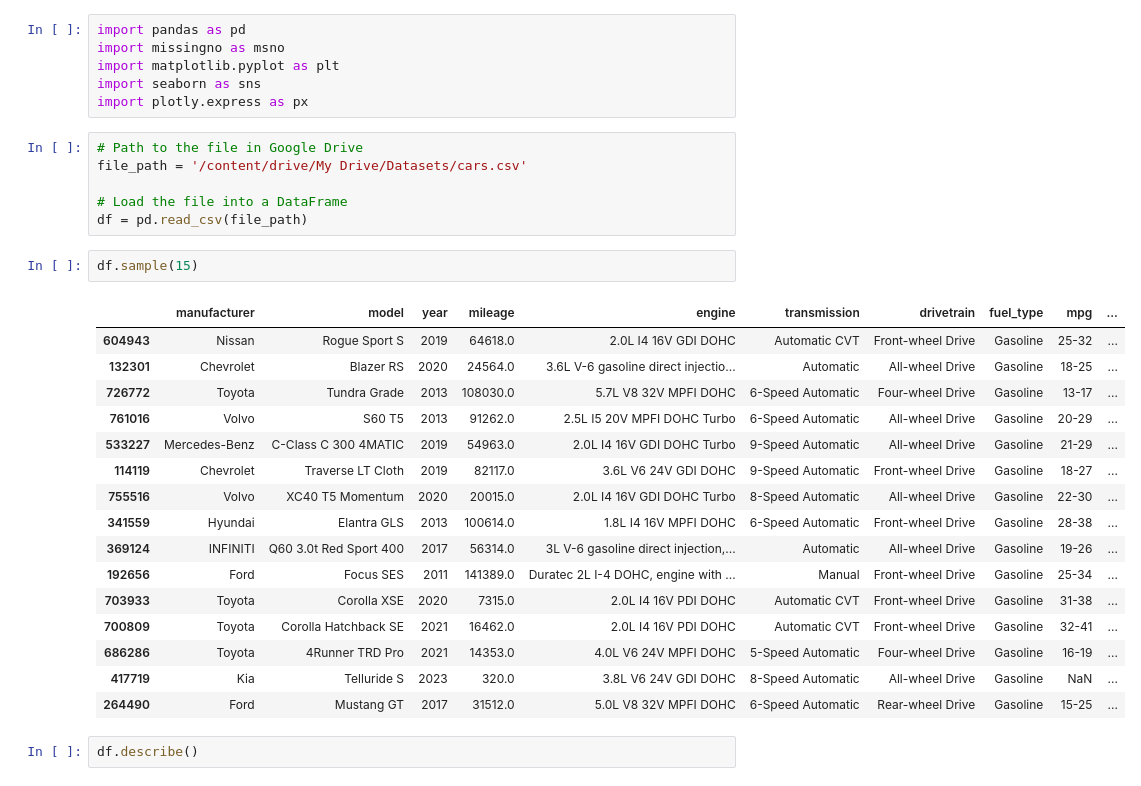
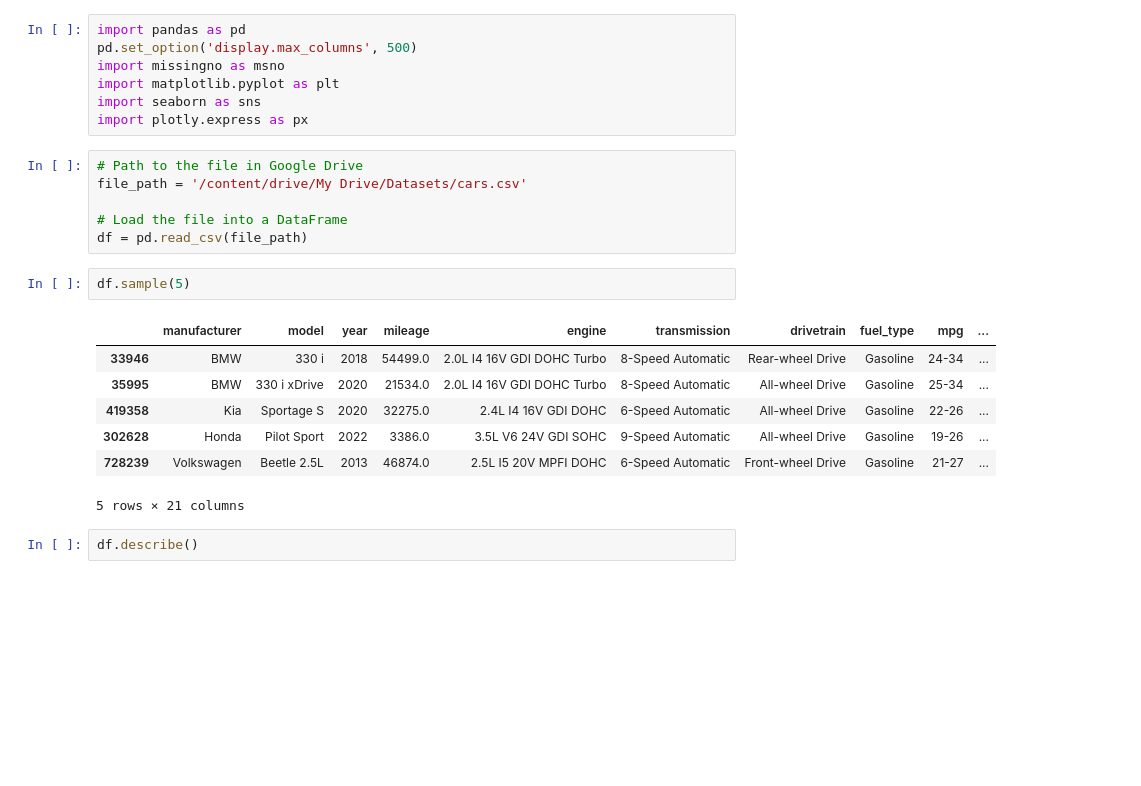
Before and after one commit to Raaj-4320/smartAuto, a Jupyter notebook: smartAuto.ipynb, the cells around one changed output. Drawn from its saved outputs; the diff is of its cells as text; blank space fills up the shorter version.

```diff
--- a/smartAuto.ipynb
+++ b/smartAuto.ipynb
@@ -35,6 +35,7 @@ Then comes the recommendation system, for which we can use the same cleaned data
 # drive.mount('/content/drive')
 # %%
 import pandas as pd
+pd.set_option('display.max_columns', 500)
 import missingno as msno
 import matplotlib.pyplot as plt
 import seaborn as sns
@@ -46,24 +47,15 @@ file_path = '/content/drive/My Drive/Datasets/cars.csv'
 # Load the file into a DataFrame
 df = pd.read_csv(file_path)
 # %%
-df.sample(15)
+df.sample(5)
 # %% [output]
 |  | manufacturer | model | year | mileage | engine | transmission | drivetrain | fuel_type | mpg | ... |
-| 604943 | Nissan | Rogue Sport S | 2019 | 64618.0 | 2.0L I4 16V GDI DOHC | Automatic CVT | Front-wheel Drive | Gasoline | 25-32 | ... |
-| 132301 | Chevrolet | Blazer RS | 2020 | 24564.0 | 3.6L V-6 gasoline direct injectio... | Automatic | All-wheel Drive | Gasoline | 18-25 | ... |
-| 726772 | Toyota | Tundra Grade | 2013 | 108030.0 | 5.7L V8 32V MPFI DOHC | 6-Speed Automatic | Four-wheel Drive | Gasoline | 13-17 | ... |
-| 761016 | Volvo | S60 T5 | 2013 | 91262.0 | 2.5L I5 20V MPFI DOHC Turbo | 6-Speed Automatic | All-wheel Drive | Gasoline | 20-29 | ... |
-| 533227 | Mercedes-Benz | C-Class C 300 4MATIC | 2019 | 54963.0 | 2.0L I4 16V GDI DOHC Turbo | 9-Speed Automatic | All-wheel Drive | Gasoline | 21-29 | ... |
-| 114119 | Chevrolet | Traverse LT Cloth | 2019 | 82117.0 | 3.6L V6 24V GDI DOHC | 9-Speed Automatic | Front-wheel Drive | Gasoline | 18-27 | ... |
-| 755516 | Volvo | XC40 T5 Momentum | 2020 | 20015.0 | 2.0L I4 16V GDI DOHC Turbo | 8-Speed Automatic | All-wheel Drive | Gasoline | 22-30 | ... |
-| 341559 | Hyundai | Elantra GLS | 2013 | 100614.0 | 1.8L I4 16V MPFI DOHC | 6-Speed Automatic | Front-wheel Drive | Gasoline | 28-38 | ... |
-| 369124 | INFINITI | Q60 3.0t Red Sport 400 | 2017 | 56314.0 | 3L V-6 gasoline direct injection,... | Automatic | All-wheel Drive | Gasoline | 19-26 | ... |
-| 192656 | Ford | Focus SES | 2011 | 141389.0 | Duratec 2L I-4 DOHC, engine with ... | Manual | Front-wheel Drive | Gasoline | 25-34 | ... |
-| 703933 | Toyota | Corolla XSE | 2020 | 7315.0 | 2.0L I4 16V PDI DOHC | Automatic CVT | Front-wheel Drive | Gasoline | 31-38 | ... |
-| 700809 | Toyota | Corolla Hatchback SE | 2021 | 16462.0 | 2.0L I4 16V PDI DOHC | Automatic CVT | Front-wheel Drive | Gasoline | 32-41 | ... |
-| 686286 | Toyota | 4Runner TRD Pro | 2021 | 14353.0 | 4.0L V6 24V MPFI DOHC | 5-Speed Automatic | Four-wheel Drive | Gasoline | 16-19 | ... |
-| 417719 | Kia | Telluride S | 2023 | 320.0 | 3.8L V6 24V GDI DOHC | 8-Speed Automatic | All-wheel Drive | Gasoline | NaN | ... |
-| 264490 | Ford | Mustang GT | 2017 | 31512.0 | 5.0L V8 32V MPFI DOHC | 6-Speed Automatic | Rear-wheel Drive | Gasoline | 15-25 | ... |
+| 33946 | BMW | 330 i | 2018 | 54499.0 | 2.0L I4 16V GDI DOHC Turbo | 8-Speed Automatic | Rear-wheel Drive | Gasoline | 24-34 | ... |
+| 35995 | BMW | 330 i xDrive | 2020 | 21534.0 | 2.0L I4 16V GDI DOHC Turbo | 8-Speed Automatic | All-wheel Drive | Gasoline | 25-34 | ... |
+| 419358 | Kia | Sportage S | 2020 | 32275.0 | 2.4L I4 16V GDI DOHC | 6-Speed Automatic | All-wheel Drive | Gasoline | 22-26 | ... |
+| 302628 | Honda | Pilot Sport | 2022 | 3386.0 | 3.5L V6 24V GDI SOHC | 9-Speed Automatic | All-wheel Drive | Gasoline | 19-26 | ... |
+| 728239 | Volkswagen | Beetle 2.5L | 2013 | 46874.0 | 2.5L I5 20V MPFI DOHC | 6-Speed Automatic | Front-wheel Drive | Gasoline | 21-27 | ... |
+5 rows × 21 columns
 # %%
 df.describe()
 # %% [output]
```
Also changed, not shown: parts of 17 cells of this notebook.
